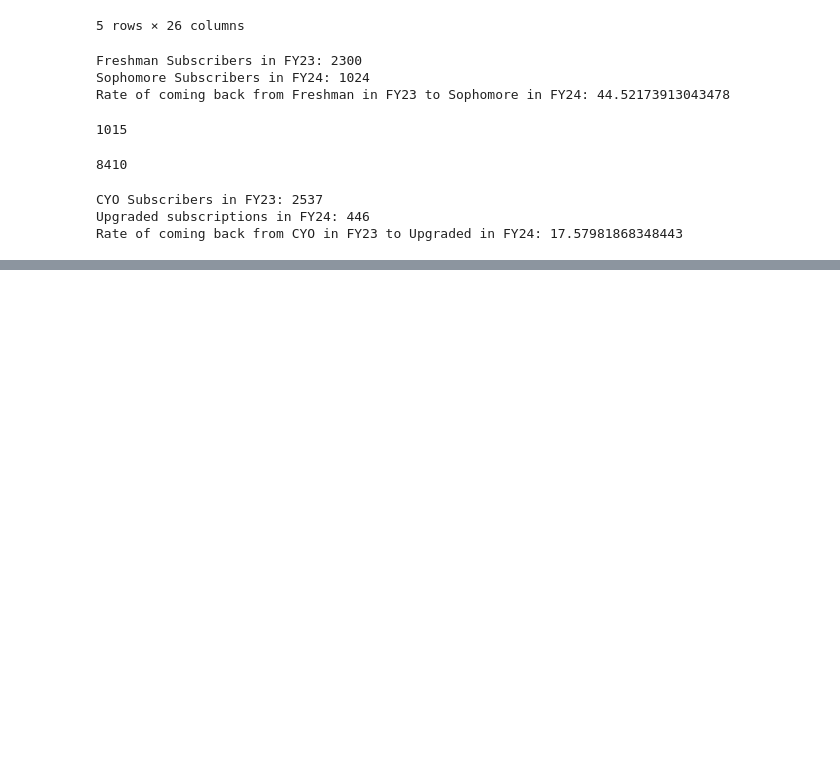
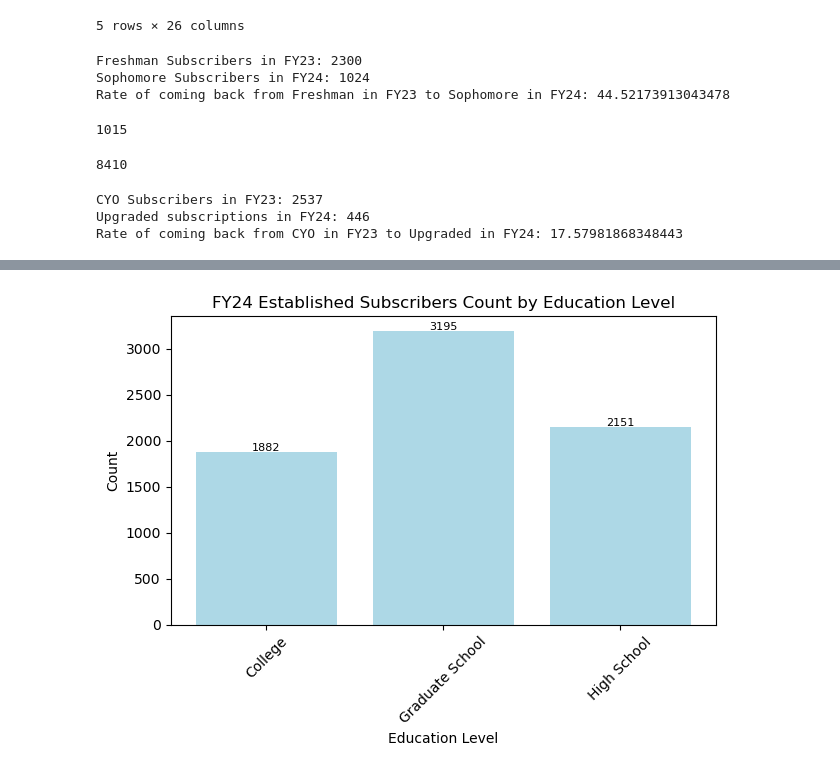
Before and after one commit to gabriela-ilinca/ASO, a Jupyter notebook: briana_workbook.ipynb, the cells around one changed output, grey strips where cells are left out. Drawn from its saved outputs; the diff is of its cells as text; code cells hidden in the pictures; blank space fills up the shorter version.

Commit message:
some visualizations for established

```diff
--- a/briana_workbook.ipynb
+++ b/briana_workbook.ipynb
@@ -64,3 +64,7 @@ print('Rate of coming back from CYO in FY23 to Upgraded in FY24: ' + str(upgrade
 CYO Subscribers in FY23: 2537
 Upgraded subscriptions in FY24: 446
 Rate of coming back from CYO in FY23 to Upgraded in FY24: 17.57981868348443
+# %%
+# Main characteristics of the people who just became Established in 2024, (age, educ, average number of attendance)
+df_establish = df24[df24['price_code_type'].str.startswith('Fixed Established Subscription', na=False)]
+df_establish['age'].describe()
@@ -66,0 +83,16 @@ Rate of coming back from CYO in FY23 to Upgraded in FY24: 17.57981868348443
+# %%
+edu_counts = df_establish.groupby('education')['ticket_type'].count()
+# switch the order of education types
+plt.bar(edu_counts.index, edu_counts.values, color='lightblue')
+plt.title('FY24 Established Subscribers Count by Education Level')
+plt.xlabel('Education Level')
+plt.ylabel('Count')
+plt.xticks(rotation=45)
+#plt.xticks([0, 1, 2], ['High School', 'College', 'Graduate School'])
+for i, value in enumerate(edu_counts.values):
+    plt.text(i, value + 50, str(value), ha='center', va='center_baseline', fontsize=8)
+
+plt.tight_layout()
+plt.show()
+# %% [output]
+[figure, added]
```
Also changed, not shown: parts of 4 cells of this notebook.
